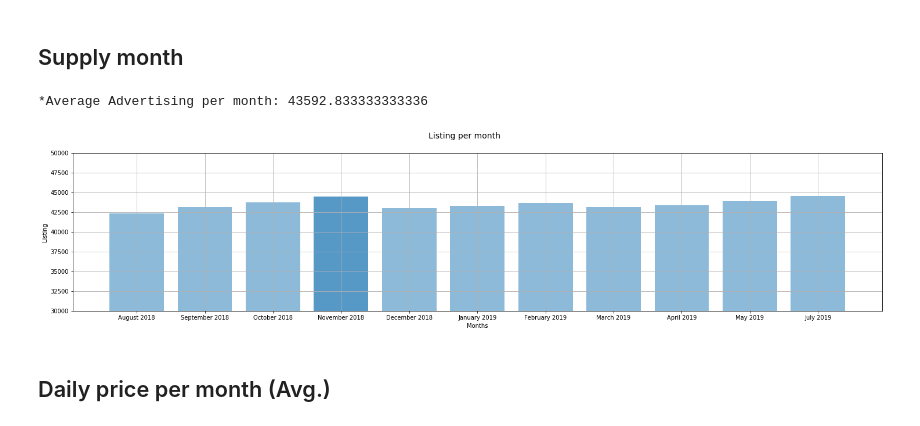
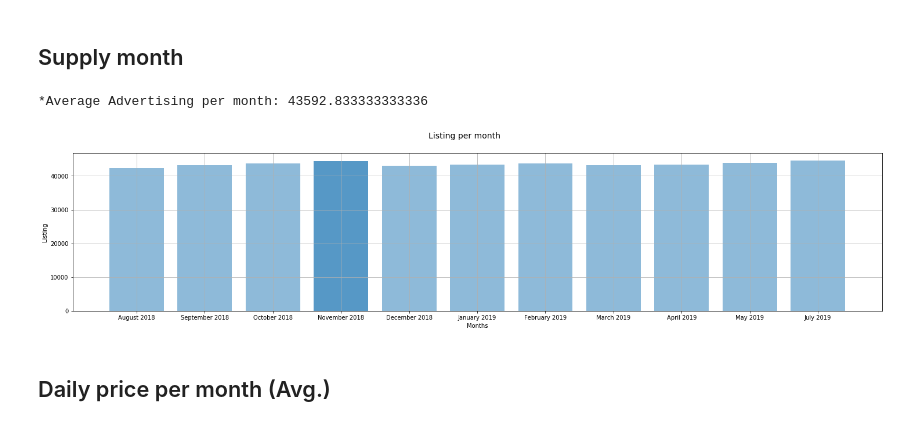
Before and after one commit to jorgelmarquez94/Project1, a Jupyter notebook: Airbnb_Front_End.ipynb, the cells around one changed output. Cells and saved outputs as stored; diff of their text form; code cells hidden in the pictures.

```diff
--- a/Airbnb_Front_End.ipynb
+++ b/Airbnb_Front_End.ipynb
@@ -320,10 +320,10 @@ CA loaded and ready to analyze
 # %% [markdown]
 ## Supply month
 # %%
-city.supply_month([0,0],[30000,50000])
+city.supply_month([0,0],[0,0])
 # %% [output]
 *Average Advertising per month: 43592.833333333336
-[figure, old version]
+[figure, new version]
 # %% [markdown]
 ## Daily price per month (Avg.)
 # %%
```
